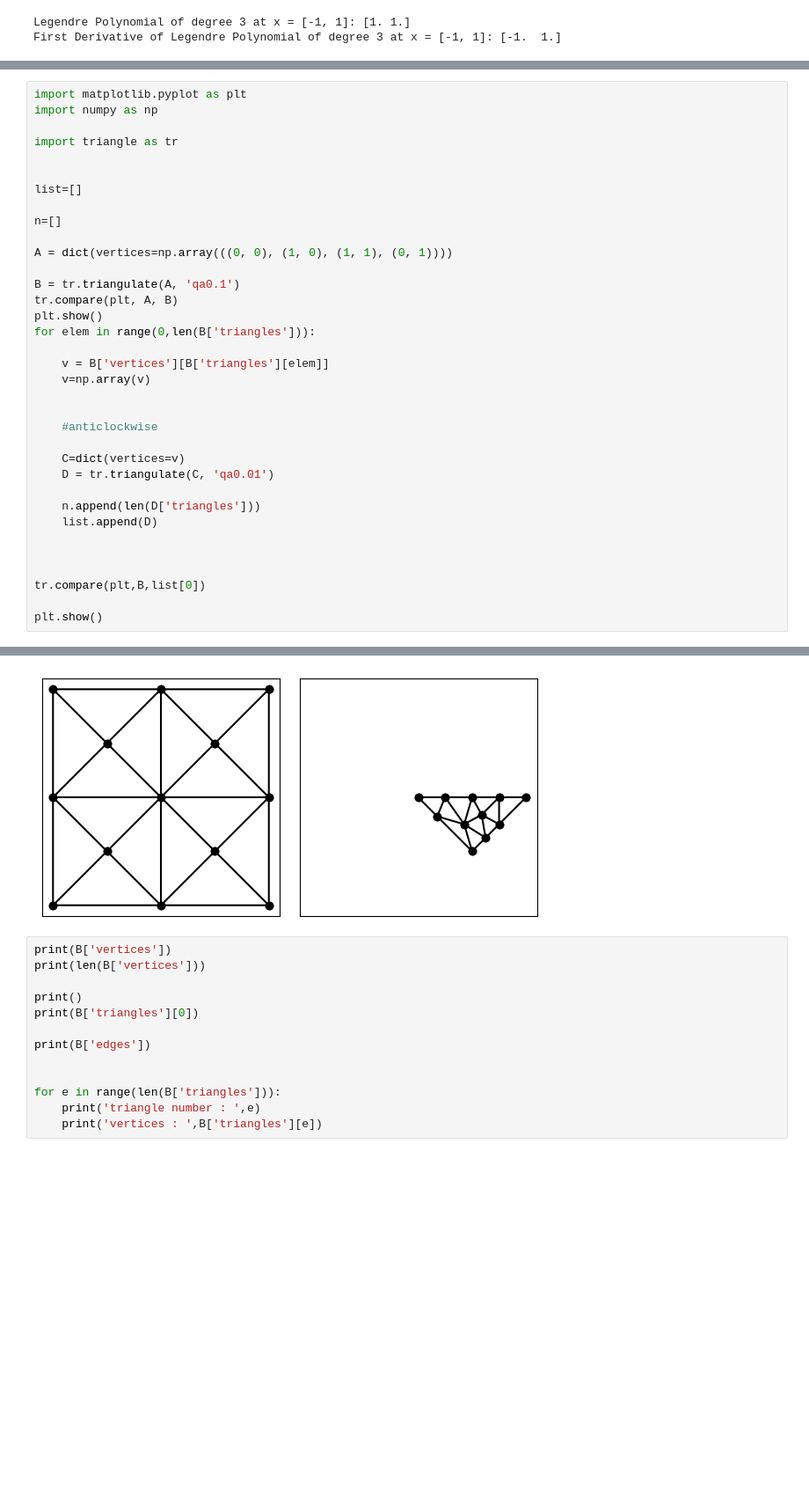
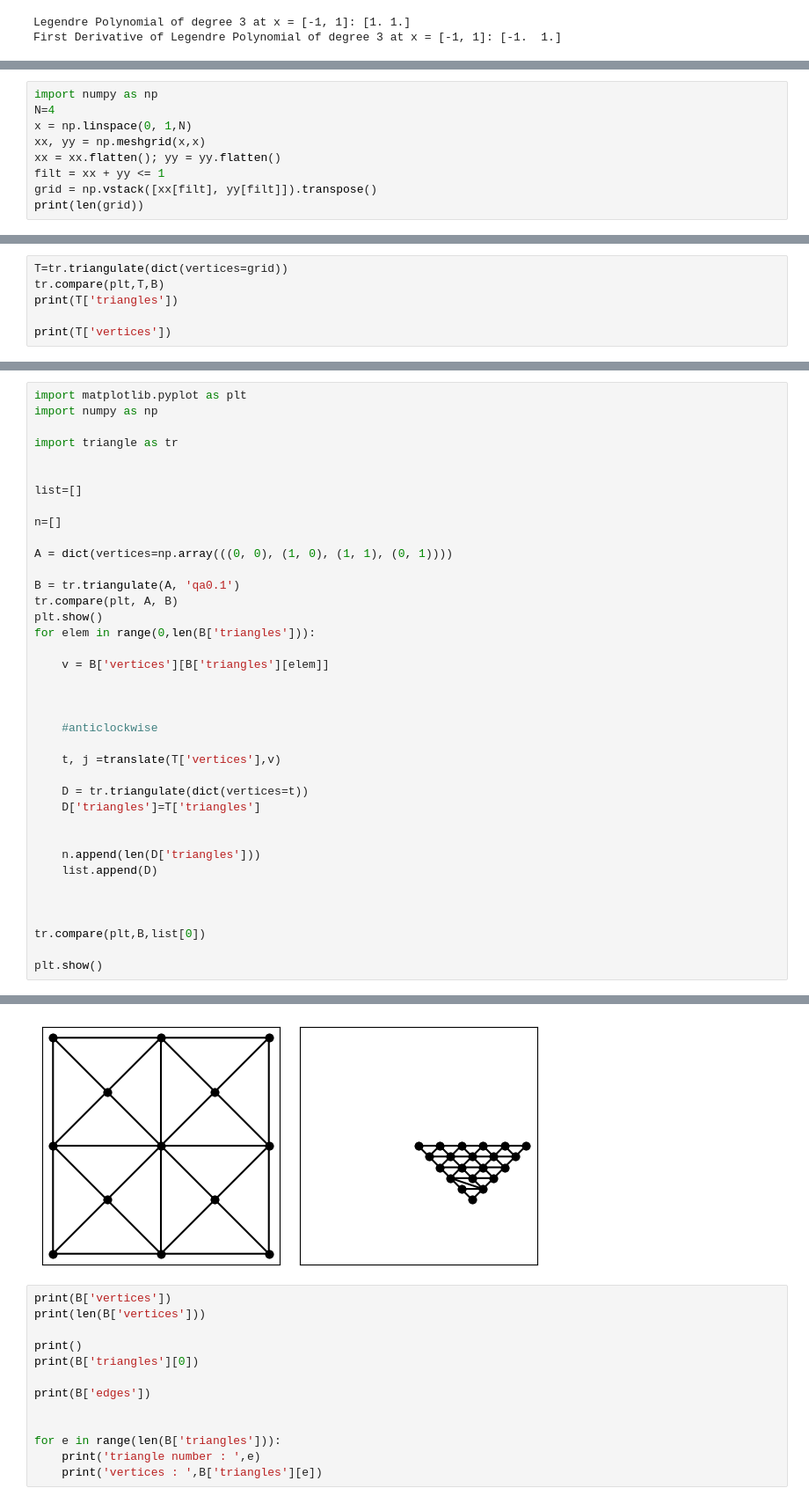
Before and after one commit to biondo999/napde_project, a Jupyter notebook: mesh_building/my_triangular_mesh.ipynb, the cells around one changed output, grey strips where cells are left out. Shown at 88% size. Cells and saved outputs as stored; diff of their text form; blank space fills up the shorter version.

```diff
--- a/mesh_building/my_triangular_mesh.ipynb
+++ b/mesh_building/my_triangular_mesh.ipynb
@@ -317,0 +347,9 @@ First Derivative of Legendre Polynomial of degree 3 at x = [-1, 1]: [-1.  1.]
+# %%
+import numpy as np
+N=4
+x = np.linspace(0, 1,N)
+xx, yy = np.meshgrid(x,x)
+xx = xx.flatten(); yy = yy.flatten()
+filt = xx + yy <= 1
+grid = np.vstack([xx[filt], yy[filt]]).transpose()
+print(len(grid))
@@ -317,0 +358,6 @@ First Derivative of Legendre Polynomial of degree 3 at x = [-1, 1]: [-1.  1.]
+# %%
+T=tr.triangulate(dict(vertices=grid))
+tr.compare(plt,T,B)
+print(T['triangles'])
+
+print(T['vertices'])
@@ -322,37 +409,40 @@ import numpy as np
 import triangle as tr
 
 
 list=[]
 
 n=[]
 
 A = dict(vertices=np.array(((0, 0), (1, 0), (1, 1), (0, 1))))
 
 B = tr.triangulate(A, 'qa0.1')
 tr.compare(plt, A, B)
 plt.show()
 for elem in range(0,len(B['triangles'])):
 
     v = B['vertices'][B['triangles'][elem]]
-    v=np.array(v)
+
 
 
     #anticlockwise
 
-    C=dict(vertices=v)
-    D = tr.triangulate(C, 'qa0.01')
+    t, j =translate(T['vertices'],v)
+
+    D = tr.triangulate(dict(vertices=t))
+    D['triangles']=T['triangles']
+
 
     n.append(len(D['triangles']))
     list.append(D)
 
 
 
 tr.compare(plt,B,list[0])
 
 plt.show()
 # %% [output]
 [figure]
-[figure, old version]
+[figure, new version]
 # %%
 print(B['vertices'])
 print(len(B['vertices']))
```
Also changed, not shown: parts of 5 cells of this notebook, 2 other files.
